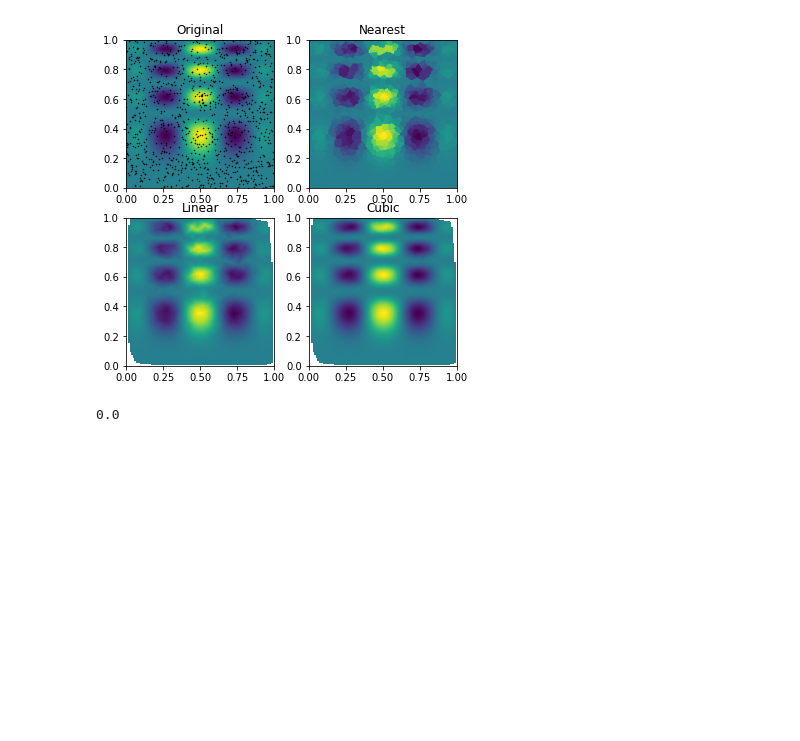
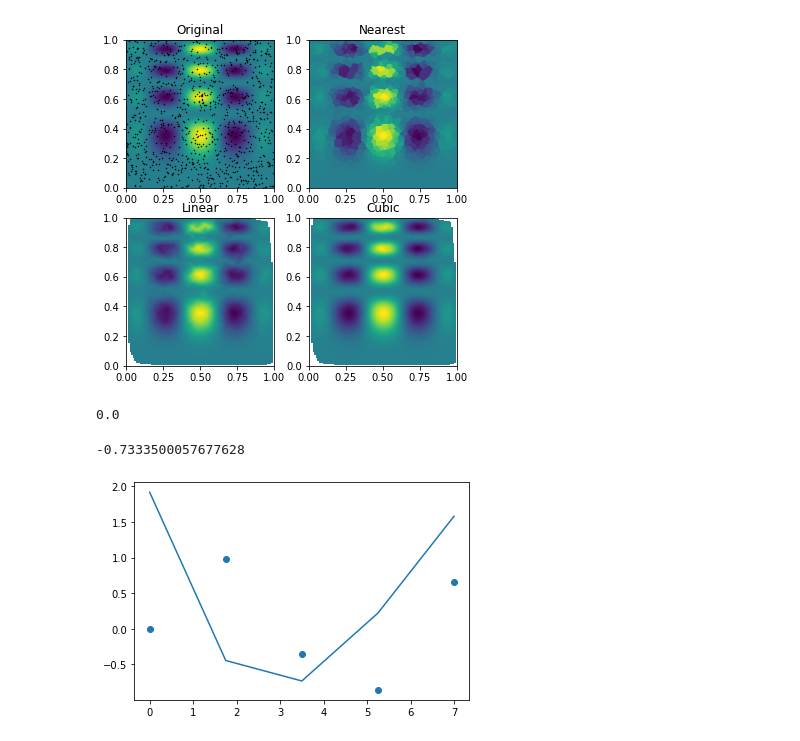
Before and after one commit to radioaktivity/plow, a Jupyter notebook: interpolation_shemes.ipynb, the cells around one changed output. Cells and saved outputs as stored; diff of their text form; code cells hidden in the pictures; blank space fills up the shorter version.

```diff
--- a/interpolation_shemes.ipynb
+++ b/interpolation_shemes.ipynb
@@ -59,3 +59,18 @@ a = 1.238568237489324324e-20
 np.round(a, decimals=3)
 # %% [output]
 0.0
+# %%
+from scipy import interpolate
+from matplotlib import pyplot as plt
+import numpy as np
+x = np.linspace(0,7,5)
+y = np.sin(x)
+
+spl = scipy.interpolate.splrep(x,y,k=3) # no smoothing, 3rd order spline
+ddy = scipy.interpolate.splev(x,spl,der=1) # use those knots to get second derivative
+plt.scatter(x,y)
+plt.plot(x,ddy)
+ddy[2]
+# %% [output]
+-0.7333500057677628
+[figure, added]
```
Also changed, not shown: 9 other files.
